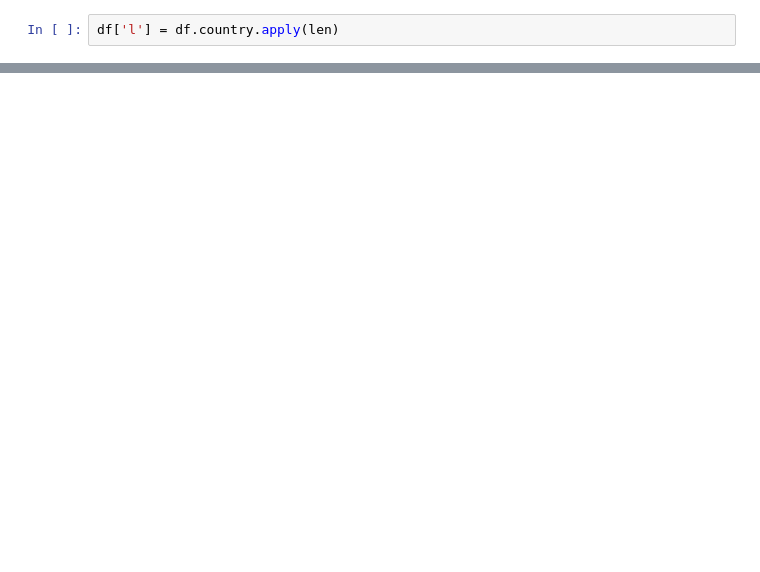
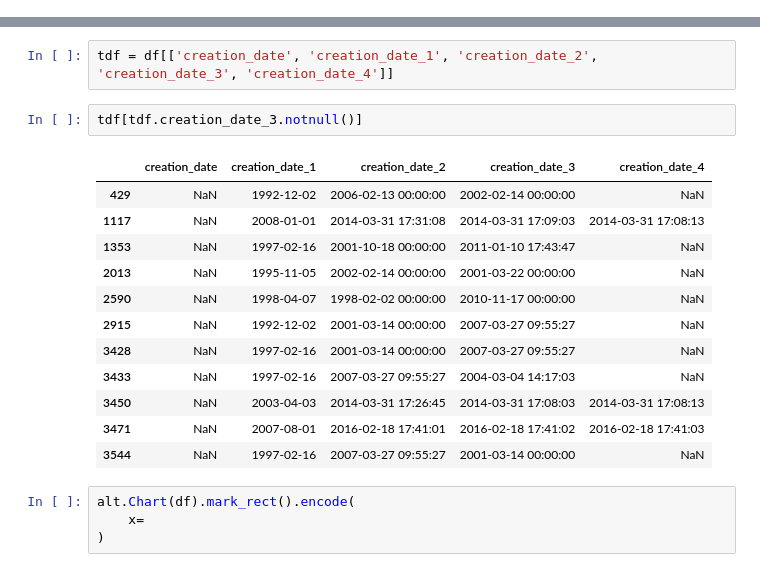
Before and after one commit to erodium/artemis, a Jupyter notebook: notebooks/liam-eda.ipynb, the cells around one changed output, grey strips where cells are left out. Cells and saved outputs as stored; diff of their text form; blank space fills up the shorter version.

```diff
--- a/notebooks/liam-eda.ipynb
+++ b/notebooks/liam-eda.ipynb
@@ -66,2 +75,0 @@ df[df.country=='CA;IT']
-# %%
-df['l'] = df.country.apply(len)
@@ -83,0 +76,21 @@ df[df.l>2]
+# %%
+tdf = df[['creation_date', 'creation_date_1', 'creation_date_2', 'creation_date_3', 'creation_date_4']]
+# %%
+tdf[tdf.creation_date_3.notnull()]
+# %% [output]
+|  | creation_date | creation_date_1 | creation_date_2 | creation_date_3 | creation_date_4 |
+| 429 | NaN | 1992-12-02 | 2006-02-13 00:00:00 | 2002-02-14 00:00:00 | NaN |
+| 1117 | NaN | 2008-01-01 | 2014-03-31 17:31:08 | 2014-03-31 17:09:03 | 2014-03-31 17:08:13 |
+| 1353 | NaN | 1997-02-16 | 2001-10-18 00:00:00 | 2011-01-10 17:43:47 | NaN |
+| 2013 | NaN | 1995-11-05 | 2002-02-14 00:00:00 | 2001-03-22 00:00:00 | NaN |
+| 2590 | NaN | 1998-04-07 | 1998-02-02 00:00:00 | 2010-11-17 00:00:00 | NaN |
+| 2915 | NaN | 1992-12-02 | 2001-03-14 00:00:00 | 2007-03-27 09:55:27 | NaN |
+| 3428 | NaN | 1997-02-16 | 2001-03-14 00:00:00 | 2007-03-27 09:55:27 | NaN |
+| 3433 | NaN | 1997-02-16 | 2007-03-27 09:55:27 | 2004-03-04 14:17:03 | NaN |
+| 3450 | NaN | 2003-04-03 | 2014-03-31 17:26:45 | 2014-03-31 17:08:03 | 2014-03-31 17:08:13 |
+| 3471 | NaN | 2007-08-01 | 2016-02-18 17:41:01 | 2016-02-18 17:41:02 | 2016-02-18 17:41:03 |
+| 3544 | NaN | 1997-02-16 | 2007-03-27 09:55:27 | 2001-03-14 00:00:00 | NaN |
+# %%
+alt.Chart(df).mark_rect().encode(
+    x=
+)
```
Also changed, not shown: parts of 23 cells of this notebook, 2 other files.
